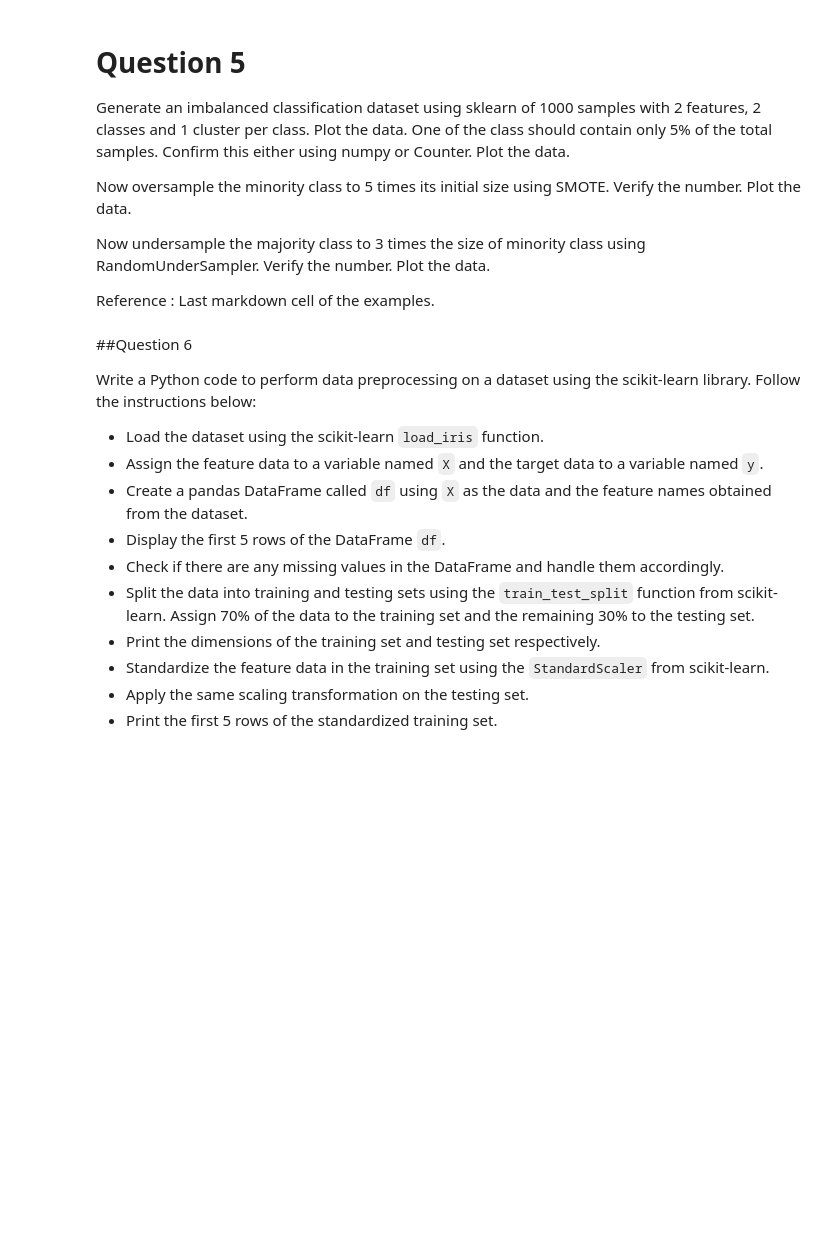
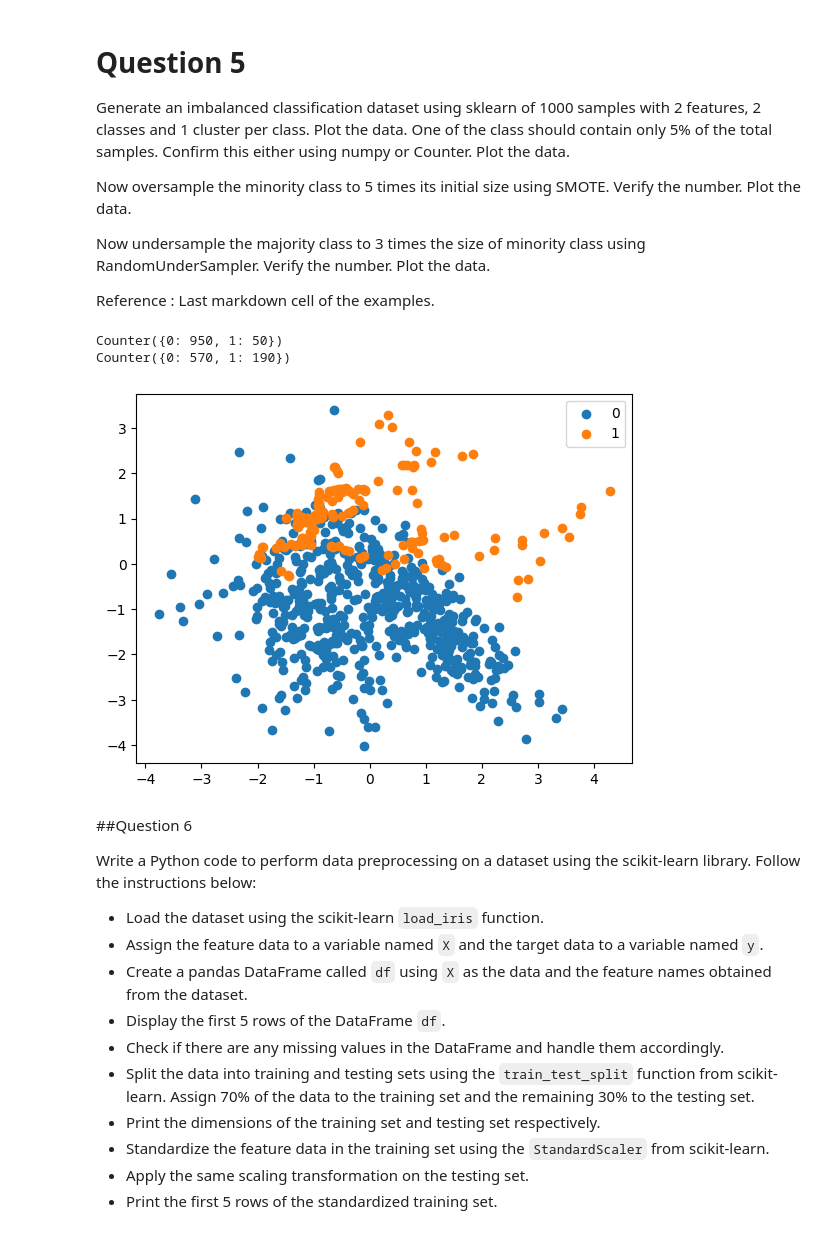
Before and after one commit to ElectronicsClub-IITK/Voice-Morph-Companion, a Jupyter notebook: Week 1/Libraries Assignment/Assignment1.ipynb, the cells around one changed output. Cells and saved outputs as stored; diff of their text form; code cells hidden in the pictures; blank space fills up the shorter version.

```diff
--- a/Week 1/Libraries Assignment/Assignment1.ipynb
+++ b/Week 1/Libraries Assignment/Assignment1.ipynb
@@ -27,6 +113,40 @@ Now oversample the minority class to 5 times its initial size using SMOTE. Verif
 Now undersample the majority class to 3 times the size of minority class using RandomUnderSampler. Verify the number. Plot the data.
 
 Reference : Last markdown cell of the examples.
+# %%
+from collections import Counter
+from sklearn.datasets import make_classification
+from imblearn.over_sampling import SMOTE
+from imblearn.under_sampling import RandomUnderSampler
+from imblearn.pipeline import Pipeline
+from matplotlib import pyplot
+from numpy import where
+# define dataset
+X, y = make_classification(n_samples=1000, n_features=2, n_redundant=0,
+ n_clusters_per_class=2, weights=[0.95,0.05], flip_y=0, random_state=1)
+# summarize class distribution
+counter = Counter(y)
+print(counter)
+# define pipeline
+over = SMOTE(sampling_strategy=0.2)
+under = RandomUnderSampler(sampling_strategy=0.333)
+steps = [('o', over), ('u', under)]
+pipeline = Pipeline(steps=steps)
+# transform the dataset
+X, y = pipeline.fit_resample(X, y)
+# summarize the new class distribution
+counter = Counter(y)
+print(counter)
+# scatter plot of examples by class label
+for label, _ in counter.items():
+ row_ix = where(y == label)[0]
+ pyplot.scatter(X[row_ix, 0], X[row_ix, 1], label=str(label))
+pyplot.legend()
+pyplot.show()
+# %% [output]
+Counter({0: 950, 1: 50})
+Counter({0: 570, 1: 190})
+[figure, added]
 # %% [markdown]
 ##Question 6
 
```
Also changed, not shown: parts of 6 cells of this notebook.
